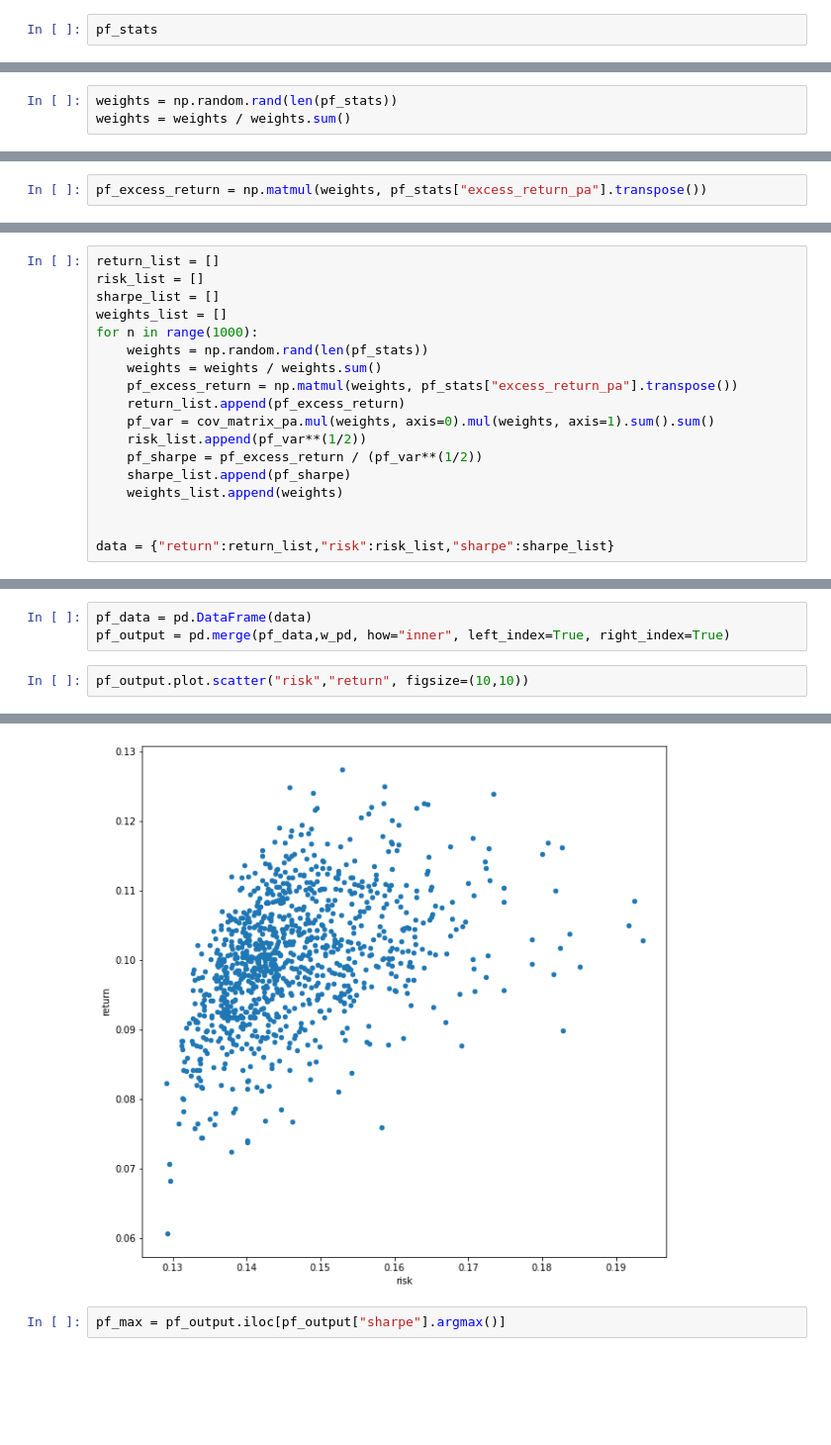
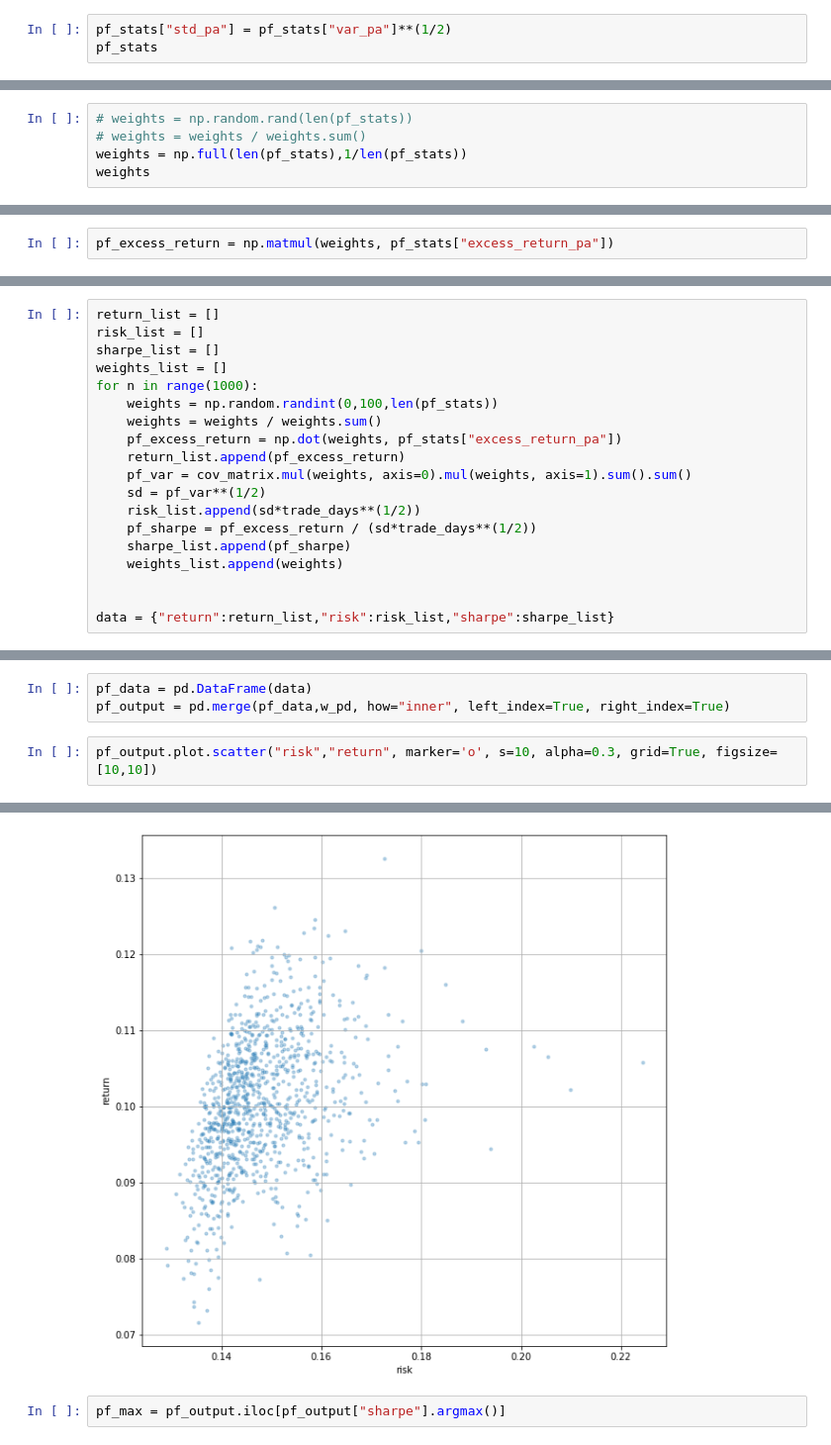
Before and after one commit to knappekl1/Robo_portfolio, a Jupyter notebook: Optimizer.ipynb, the cells around one changed output, grey strips where cells are left out. Shown: that part at 99% size. Drawn from its saved outputs; the diff is of its cells as text; blank space fills up the shorter version.

```diff
--- a/Optimizer.ipynb
+++ b/Optimizer.ipynb
@@ -58,3 +78,4 @@ cov_matrix_pa
 # %%
+pf_stats["std_pa"] = pf_stats["var_pa"]**(1/2)
 pf_stats
 # %% [output]
@@ -85,4 +106,6 @@ Commodities  CRB.PA       0.075950
 dtype: float64
 # %%
-weights = np.random.rand(len(pf_stats))
-weights = weights / weights.sum()
+# weights = np.random.rand(len(pf_stats))
+# weights = weights / weights.sum()
+weights = np.full(len(pf_stats),1/len(pf_stats))
+weights
@@ -94,2 +118,2 @@ array([0.12201469, 0.14204847, 0.02279741, 0.05534407, 0.21931874,
 # %%
-pf_excess_return = np.matmul(weights, pf_stats["excess_return_pa"].transpose())
+pf_excess_return = np.matmul(weights, pf_stats["excess_return_pa"])
@@ -116,13 +151,14 @@ risk_list = []
 sharpe_list = []
 weights_list = []
 for n in range(1000):
-    weights = np.random.rand(len(pf_stats))
+    weights = np.random.randint(0,100,len(pf_stats))
     weights = weights / weights.sum()
-    pf_excess_return = np.matmul(weights, pf_stats["excess_return_pa"].transpose())
+    pf_excess_return = np.dot(weights, pf_stats["excess_return_pa"])
     return_list.append(pf_excess_return)
-    pf_var = cov_matrix_pa.mul(weights, axis=0).mul(weights, axis=1).sum().sum()
-    risk_list.append(pf_var**(1/2))
-    pf_sharpe = pf_excess_return / (pf_var**(1/2))
+    pf_var = cov_matrix.mul(weights, axis=0).mul(weights, axis=1).sum().sum()
+    sd = pf_var**(1/2)
+    risk_list.append(sd*trade_days**(1/2))
+    pf_sharpe = pf_excess_return / (sd*trade_days**(1/2))
     sharpe_list.append(pf_sharpe)
     weights_list.append(weights)
 
@@ -136,10 +172,10 @@ w_pd = pd.DataFrame(weights_array, columns=pd.MultiIndex.from_tuples(pf_componen
 pf_data = pd.DataFrame(data)
 pf_output = pd.merge(pf_data,w_pd, how="inner", left_index=True, right_index=True)
 # %%
-pf_output.plot.scatter("risk","return", figsize=(10,10))
+pf_output.plot.scatter("risk","return", marker='o', s=10, alpha=0.3, grid=True, figsize=[10,10])
 # %% [output]
 <AxesSubplot:xlabel='risk', ylabel='return'>
-[figure, old version]
+[figure, new version]
 # %%
 pf_max = pf_output.iloc[pf_output["sharpe"].argmax()]
 # %%
```
Also changed, not shown: parts of 47 cells of this notebook.
